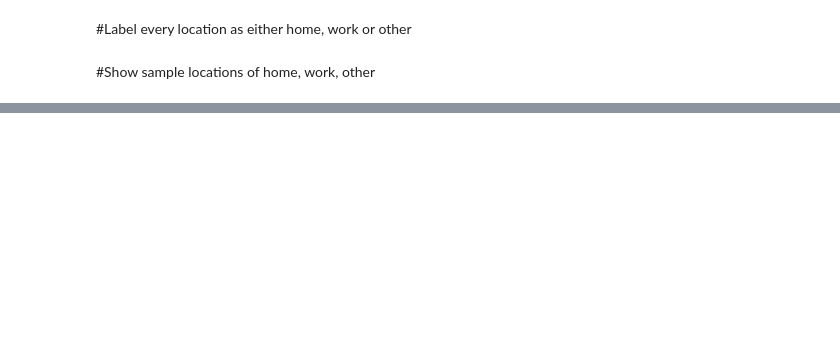
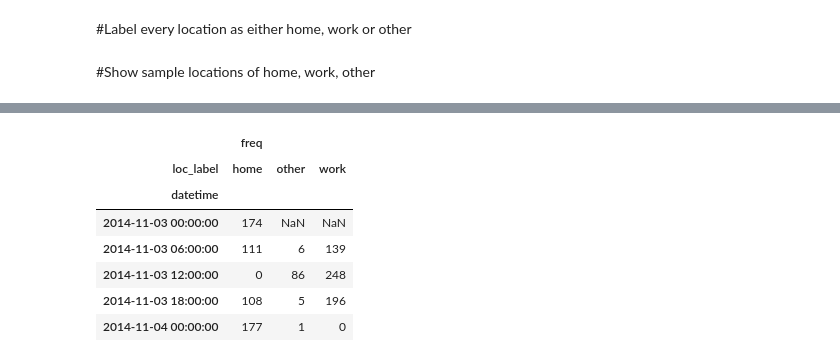
Before and after one commit to fnokeke/student-streams, a Jupyter notebook: src/location-streams.ipynb, the cells around one changed output, grey strips where cells are left out. Cells and saved outputs as stored; diff of their text form; code cells hidden in the pictures; blank space fills up the shorter version.

```diff
--- a/src/location-streams.ipynb
+++ b/src/location-streams.ipynb
@@ -186,0 +207,11 @@ df.plot(kind='bar', stacked=True)
+# %%
+loc_group.unstack().head()
+# %% [output]
+|  | freq |  |  |
+| loc_label | home | other | work |
+| datetime |  |  |  |
+| 2014-11-03 00:00:00 | 174 | NaN | NaN |
+| 2014-11-03 06:00:00 | 111 | 6 | 139 |
+| 2014-11-03 12:00:00 | 0 | 86 | 248 |
+| 2014-11-03 18:00:00 | 108 | 5 | 196 |
+| 2014-11-04 00:00:00 | 177 | 1 | 0 |
```
Also changed, not shown: parts of 19 cells of this notebook, 3 other files.
